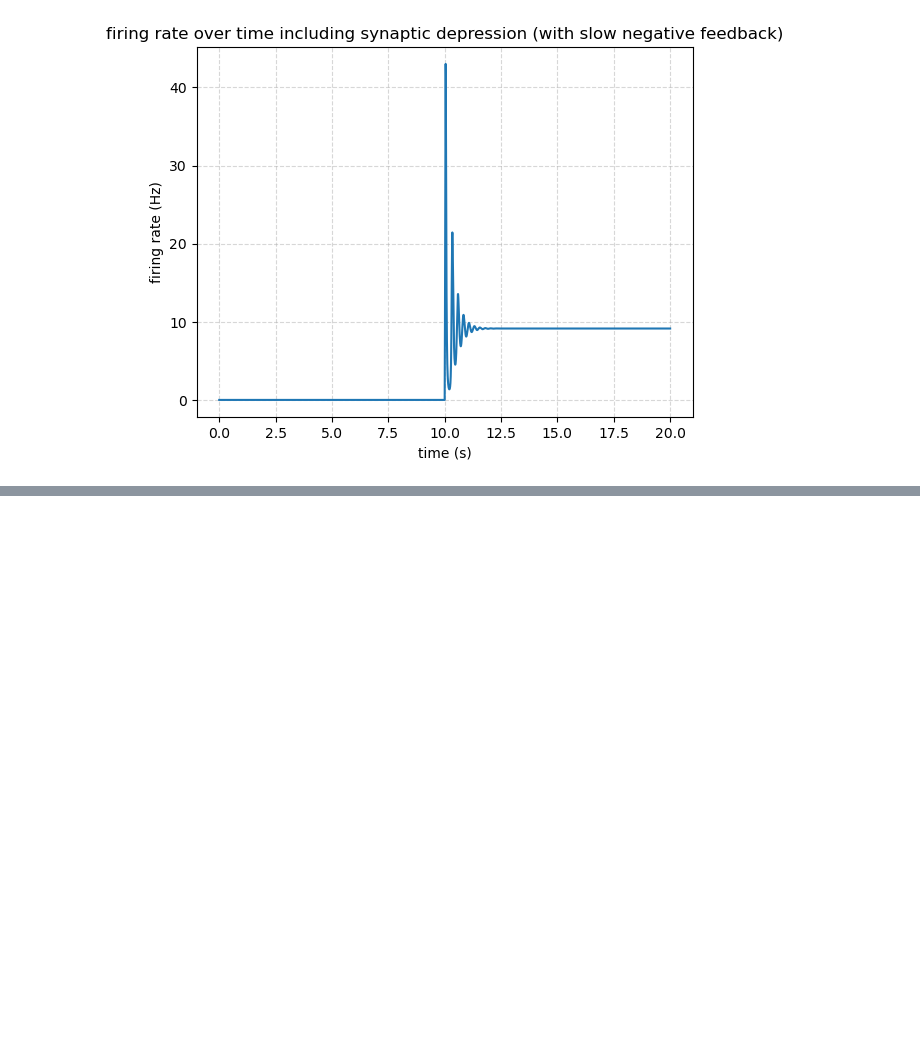
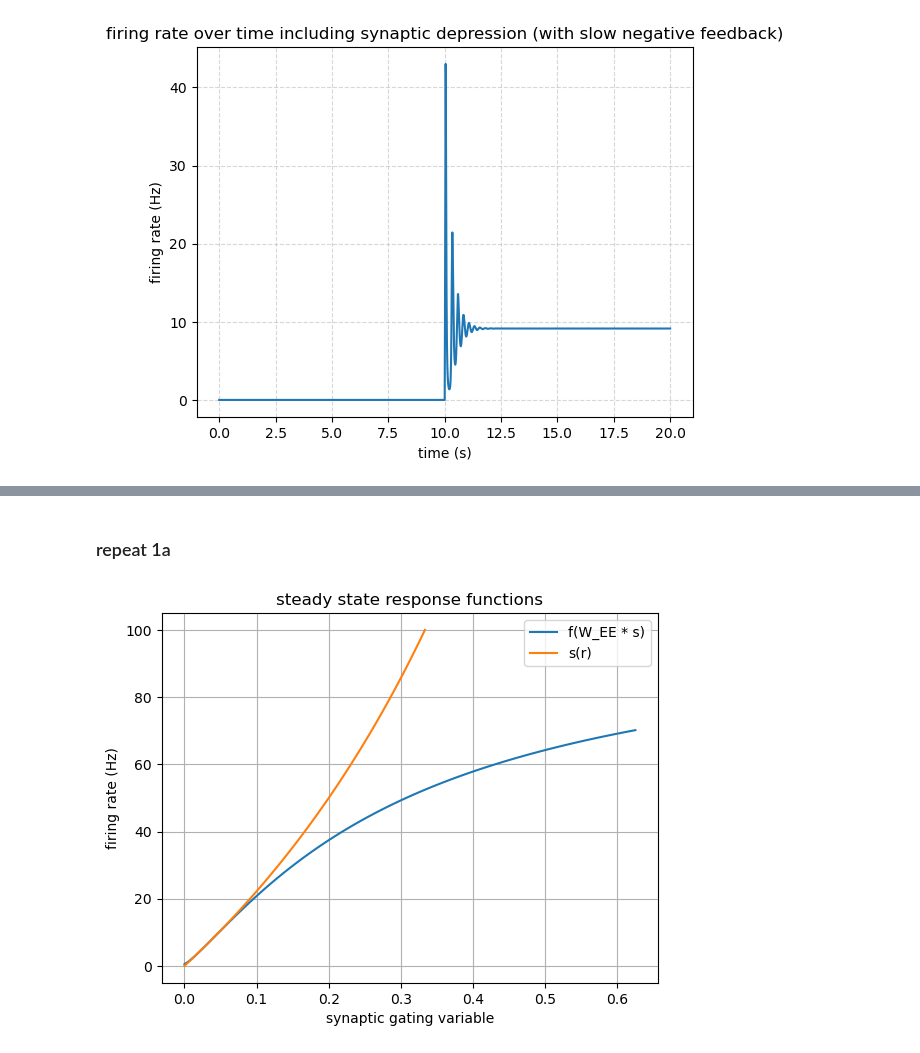
Before and after one commit to polsen99/intro_comp_neuro, a Jupyter notebook: tutorial 6.1 - bistability and oscillations in a firing-rate model with feedback.ipynb, the cells around one changed output, grey strips where cells are left out. Cells and saved outputs as stored; diff of their text form; code cells hidden in the pictures; blank space fills up the shorter version.

```diff
--- a/tutorial 6.1 - bistability and oscillations in a firing-rate model with feedback.ipynb
+++ b/tutorial 6.1 - bistability and oscillations in a firing-rate model with feedback.ipynb
@@ -298,0 +312,24 @@ plt.grid(True, linestyle='--', alpha=0.5)
+# %%
+tau_s = 50e-3
+w_ee = 1.6
+alpha0 = 1
+p_r = 0.1
+r0 = 0.5
+# %% [markdown]
+### repeat 1a
+# %%
+test_s = np.linspace(0, 1/w_ee, 100)
+test_r = np.linspace(0, r_max, 100)
+
+f_values = [f(total_syn_input(w_ee, s, s_in=0)) for s in test_s]
+s_values = [steady_state_s(r, 1) for r in test_r]
+
+plt.plot(test_s, f_values, label='f(W_EE * s)')
+plt.plot(s_values, test_r, label='s(r)')
+plt.title('steady state response functions')
+plt.xlabel('synaptic gating variable')
+plt.ylabel('firing rate (Hz)')
+plt.legend()
+plt.grid(True)
+# %% [output]
+[figure, added]
```
Also changed, not shown: parts of 9 cells of this notebook.
